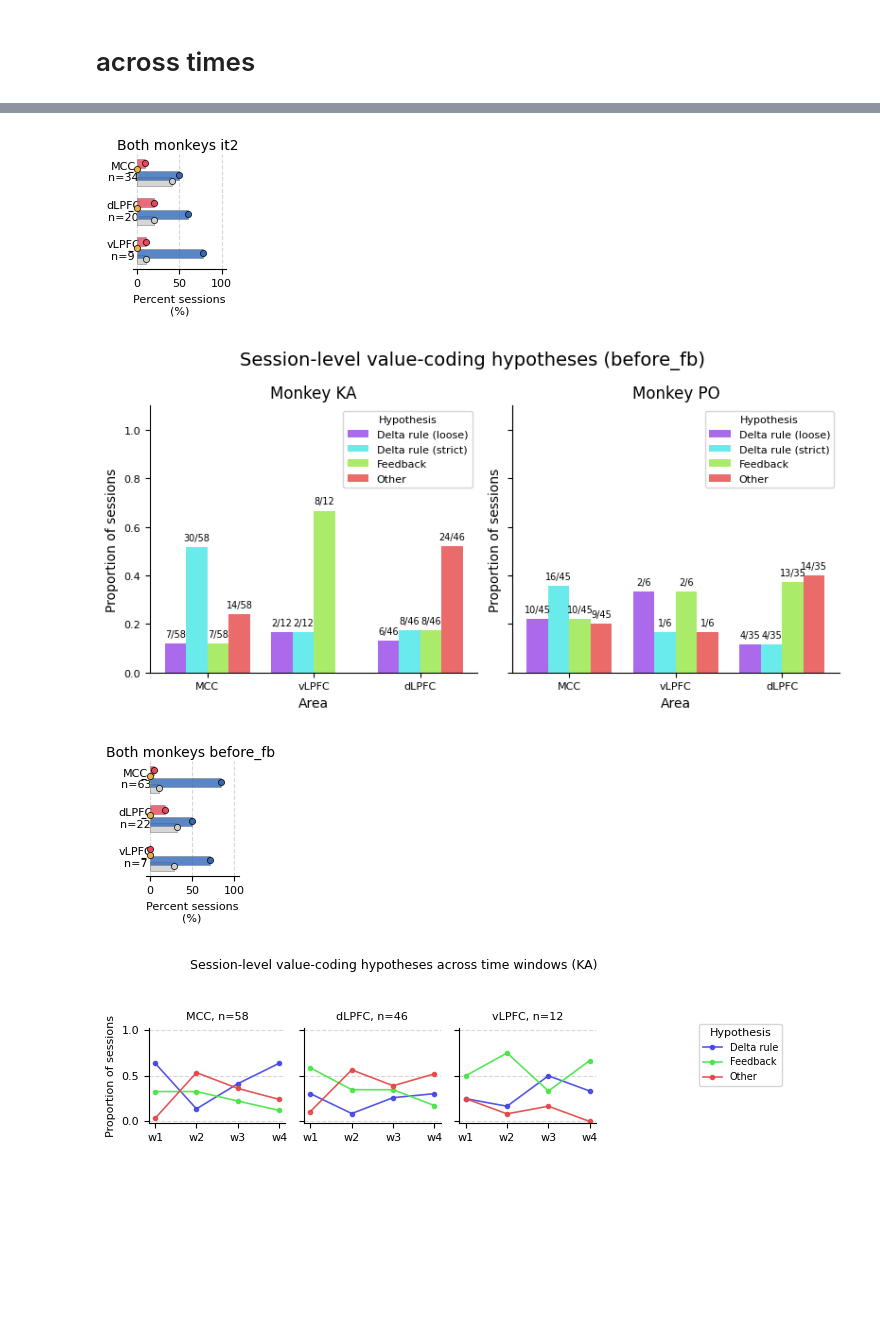
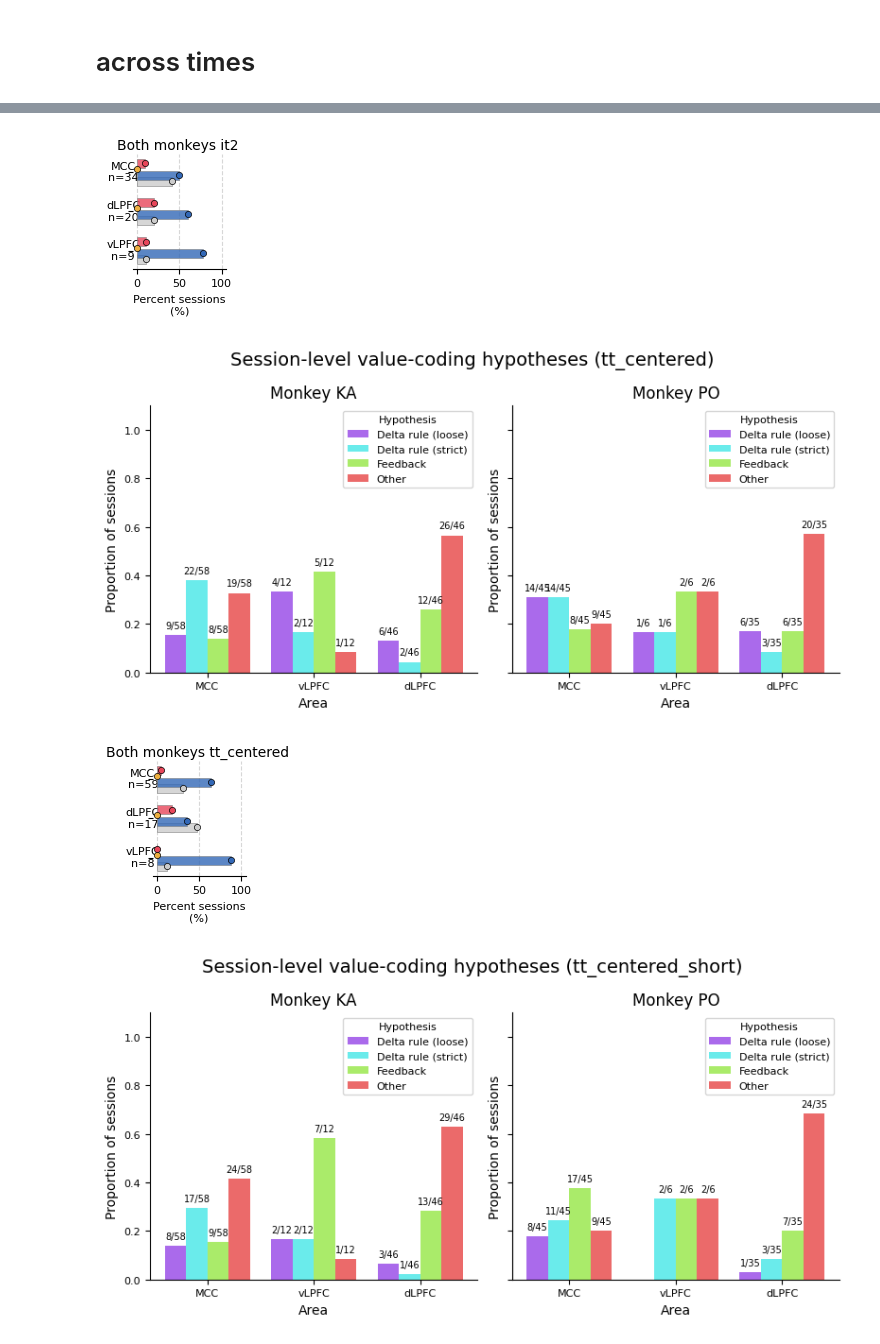
Before and after one commit to ungzs1/popy_05, a Jupyter notebook: notebooks/population_decoding/neural_value/eval_across_target_neural_value.ipynb, the cells around one changed output, grey strips where cells are left out. Cells and saved outputs as stored; diff of their text form; code cells hidden in the pictures; blank space fills up the shorter version.

```diff
--- a/notebooks/population_decoding/neural_value/eval_across_target_neural_value.ipynb
+++ b/notebooks/population_decoding/neural_value/eval_across_target_neural_value.ipynb
@@ -1706,6 +1707,10 @@ def plot_session_hypothesis_proportions_across_time(session_summary, title='Prop
 base_path = os.path.join(PATH, 'notebooks', 'population_decoding', 'figs', 'rl_vs_forage')
 # %%
 res = get_data(floc='/workspace/uzsombi/inserm/PoPy/notebooks/population_decoding/neural_value/results/across_target_before_fb')
+res['monkey'] = res['monkey'].astype(str)
+res['session'] = res['session'].astype(str)
+res['subregion'] = res['subregion'].astype(str)
+
 res
 # %% [output]
 |  | trial_id | target | feedback | type | V_neural | V_neural_p1 | dV_neural | V_behav | V_behav_p1 | dV_behav | ... |
@@ -1721,3 +1726,15 @@ res
 | 168724 | 422 | 1.0 | 1 | alter | 0.165310 | -0.066209 | -0.231519 | 0.7111940631746023 | 0.7960993007031616 | -0.084905 | ... |
 | 168725 | 422 | 1.0 | 1 | alter | -0.035239 | -0.030388 | 0.004851 | 0.7111940631746023 | 0.7960993007031616 | -0.084905 | ... |
 170844 rows × 13 columns
+# %%
+# extract [monkey, session, trial_id] in csv
+'''
+
+df_to_extract = res[['monkey', 'session', 'subregion', 'trial_id']]
+df_to_extract.to_pickle('monkey_session_trial_id.pkl')
+'''
+# load session summary in pkl
+df_to_extract = pd.read_pickle('monkey_session_trial_id.pkl')
+
+
+df_to_extract
@@ -1919,0 +1947,13 @@ results_df_mean_delta = results_df_mean[is_delta]
+# %%
+# use only delta consistent sessions
+is_delta = results_df_mean['value_coding'].isin(['Delta rule (loose)', 'Delta rule (strict)'])
+results_df_mean_delta = results_df_mean[is_delta]
+
+# print num session per area that is is_delta
+for subregion in results_df_mean['subregion'].unique():
+    for monkey in results_df_mean['monkey'].unique():
+        data_total = results_df_mean.loc[(results_df_mean['subregion'] == subregion) & (results_df_mean['monkey'] == monkey)]
+        data_delta = results_df_mean_delta.loc[(results_df_mean_delta['subregion'] == subregion) & (results_df_mean_delta['monkey'] == monkey)]
+        n_sessions_total = len(np.unique(data_total.session))
+        n_sessions_delta = len(np.unique(data_delta.session))
+        print(monkey, subregion, f"{n_sessions_delta}/{n_sessions_total} sessions are delta consistent")
@@ -2070,7 +2169,7 @@ Subregion: MCC, Hypothesis: Standard RL, Proportion: 3.8% (1/26 sessions)
 # run analysis across time windows
 path_base = os.path.join(cfg.PROJECT_PATH_LOCAL, 'notebooks', 'population_decoding', 'neural_value', 'results')
 
-time_windows = ['after_fb', 'it1', 'it2', 'before_fb']
+time_windows = ['after_fb', 'it1', 'it2', 'tt_centered', 'tt_centered_short', 'before_fb', 'before_fb_validation']
 session_summary_all = []
 
 for time_window in time_windows:
@@ -2093,33 +2192,33 @@ for time_window in time_windows:
     results_df_mean_delta = results_df_mean[is_delta]
     stats_df = extract_hypothesis(results_df_mean_delta, detailed=False)
 
     fig_bar_both, _, _, _ = print_stats_both(stats_df, printres=False)
     fig_bar_both.suptitle(f'Both monkeys {time_window}', fontsize=10)
 
     # save
     fig_bar_both.savefig(os.path.join(base_path, f'RL_forage_bars_both_{time_window}.svg'), format='svg', bbox_inches='tight', dpi=300, transparent=True)
 
 # merged across-time plots, one figure per monkey
 session_summary_all = pd.concat(session_summary_all, ignore_index=True)
 # change Delta rule (loose) and Delta rule (strict) to just Delta rule for better visualization
 session_summary_all['hypothesis'] = session_summary_all['hypothesis'].replace({'Delta rule (loose)': 'Delta rule', 'Delta rule (strict)': 'Delta rule'})
 for monkey in ['ka', 'po']:
     monkey_data = session_summary_all[session_summary_all['monkey'] == monkey]
     if len(monkey_data) == 0:
         continue
 
     fig, axs, hypothesis_colors = plot_session_hypothesis_proportions_across_time(
         monkey_data,
         title=f'Session-level value-coding hypotheses across time windows ({monkey.upper()})',
     )
     plt.show()
 # %% [output]
 [figure]
 [figure]
 [figure]
 [figure]
 [figure]
 [figure]
-[figure, old version]
+[figure, new version]
-[figure, old version]
+[figure, new version]
-[figure, old version]
+[figure, new version]
```
Also changed, not shown: parts of 9 cells of this notebook, 34 other files.
